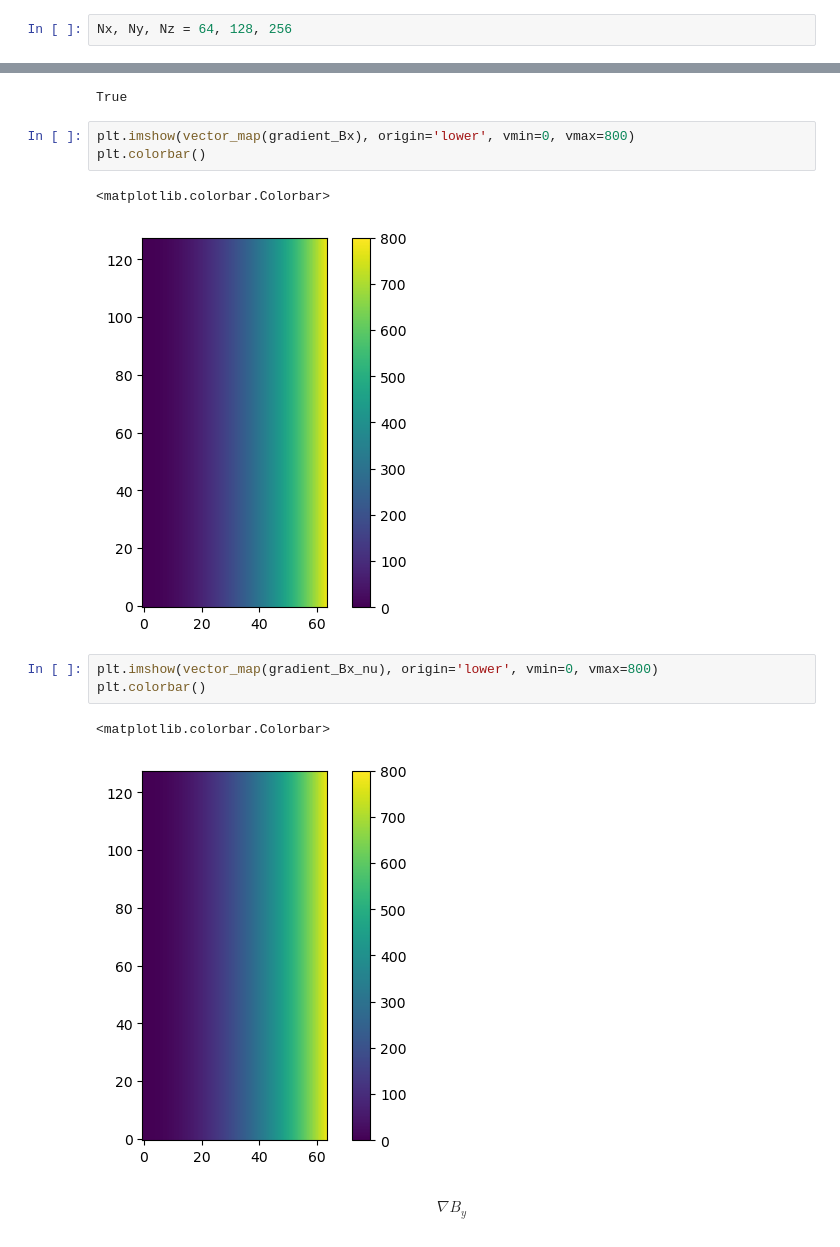
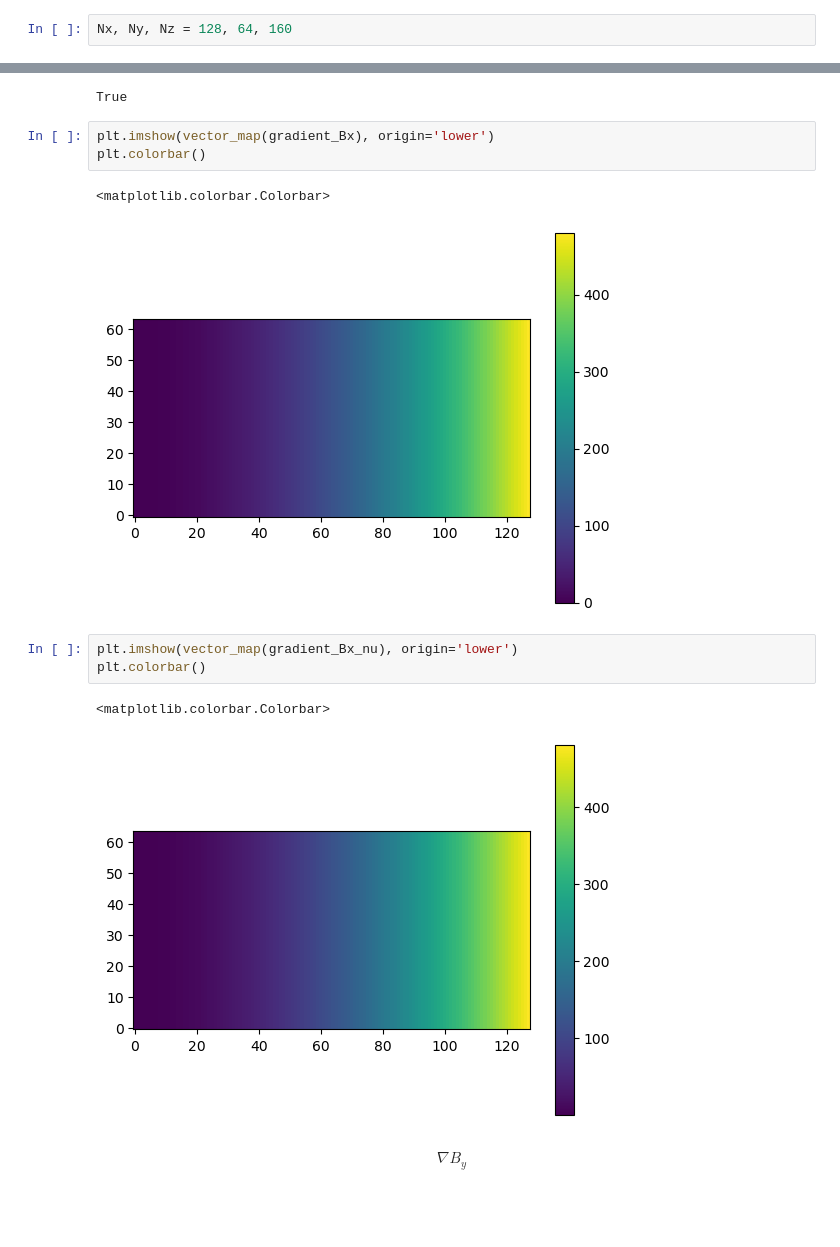
Before and after one commit to mgjeon/2023_zpinn, a Jupyter notebook: nbs/26_evaluation.ipynb, the cells around one changed output, grey strips where cells are left out. Saved outputs shown, nothing was run; the diff lists cells and outputs as text; blank space fills up the shorter version.

```diff
--- a/nbs/26_evaluation.ipynb
+++ b/nbs/26_evaluation.ipynb
@@ -742,7 +117,7 @@ def vector_map(vector):
 # %%
 import matplotlib.pyplot as plt
 # %%
-Nx, Ny, Nz = 64, 128, 256
+Nx, Ny, Nz = 128, 64, 160
 # %%
 x = np.linspace(0, 1, Nx)
 y = np.linspace(2, 4, Ny)
@@ -868,17 +243,17 @@ np.allclose(gradient_Bx, gradient_Bx_nu, atol=1e-3)
 # %% [output]
 True
 # %%
-plt.imshow(vector_map(gradient_Bx), origin='lower', vmin=0, vmax=800)
+plt.imshow(vector_map(gradient_Bx), origin='lower')
 plt.colorbar()
 # %% [output]
 <matplotlib.colorbar.Colorbar>
-[figure, old version]
+[figure, new version]
 # %%
-plt.imshow(vector_map(gradient_Bx_nu), origin='lower', vmin=0, vmax=800)
+plt.imshow(vector_map(gradient_Bx_nu), origin='lower')
 plt.colorbar()
 # %% [output]
 <matplotlib.colorbar.Colorbar>
-[figure, old version]
+[figure, new version]
 # %% [markdown]
 $$
 \nabla B_y
```
Also changed, not shown: parts of 92 cells of this notebook, 13 other files.
